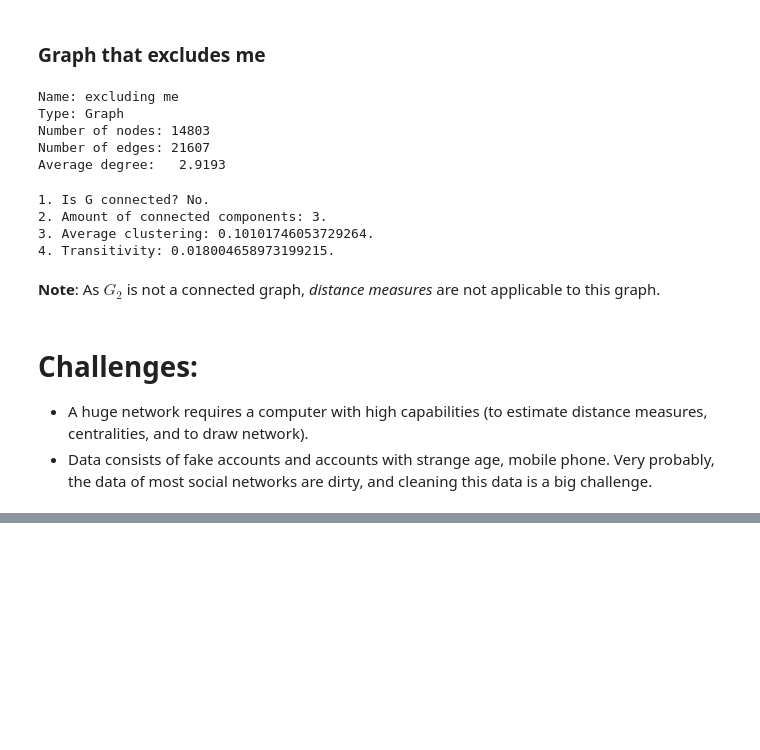
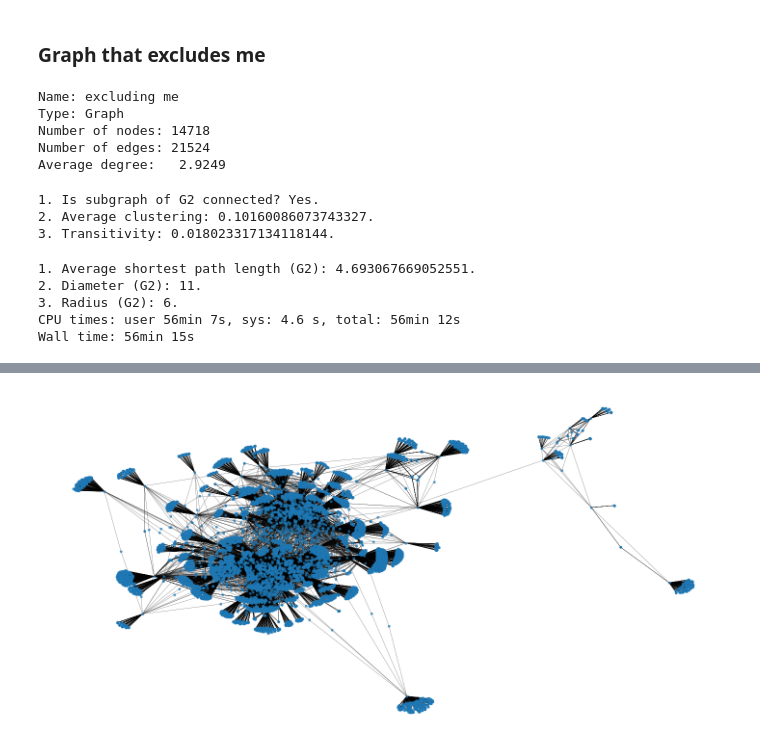
Before and after one commit to ashimovtemirlan/Data_Science, a Jupyter notebook: vk_api/social_graph.ipynb, the cells around one changed output, grey strips where cells are left out. Saved outputs shown, nothing was run; the diff lists cells and outputs as text; code cells hidden in the pictures; blank space fills up the shorter version.

```diff
--- a/vk_api/social_graph.ipynb
+++ b/vk_api/social_graph.ipynb
@@ -195,34 +191,45 @@ edges = df_friends[['source_id','id']].to_records(index=False)
 G2.add_edges_from(edges)
 
 # Removing my node from the graph
-## Reading json file
-json_file = json.load(open('params.json'))
-node = int(json_file['source_id'])
-## Removing node
-G2.remove_node(node)
+G2.remove_node(me)
+
+# Taking the "biggest" connected component as subgraph
+G2 = nx.Graph.subgraph(G2, nodes=sorted(nx.connected_components(G2), key=len, reverse=True)[0])
 
 # Basic info
 print(nx.info(G2))
 # %% [output]
 Name: excluding me
 Type: Graph
-Number of nodes: 14803
-Number of edges: 21607
-Average degree:   2.9193
+Number of nodes: 14718
+Number of edges: 21524
+Average degree:   2.9249
 # %%
 # Connectivity
-print(f'1. Is G connected? {answer[nx.is_connected(G2)]}.')
-print(f'2. Amount of connected components: {nx.number_connected_components(G2)}.')
-print(f'3. Average clustering: {nx.average_clustering(G2)}.')
-print(f'4. Transitivity: {nx.transitivity(G2)}.')
+print(f'1. Is subgraph of G2 connected? {answer[nx.is_connected(G2)]}.')
+print(f'2. Average clustering: {nx.average_clustering(G2)}.')
+print(f'3. Transitivity: {nx.transitivity(G2)}.')
 # %% [output]
-1. Is G connected? No.
-2. Amount of connected components: 3.
-3. Average clustering: 0.10101746053729264.
-4. Transitivity: 0.018004658973199215.
+1. Is subgraph of G2 connected? Yes.
+2. Average clustering: 0.10160086073743327.
+3. Transitivity: 0.018023317134118144.
-# %% [markdown]
-**Note**: As $G_2$ is not a connected graph, *distance measures* are not applicable to this graph.
-# %% [markdown]
-# Challenges:
-- A huge network requires a computer with high capabilities (to estimate distance measures, centralities, and to draw network).
-- Data consists of fake accounts and accounts with strange age, mobile phone. Very probably, the data of most social networks are dirty, and cleaning this data is a big challenge.
+# %%
+%%time
+# Distance measures
+print(f'1. Average shortest path length (G2): {nx.average_shortest_path_length(G2)}.')
+print(f'2. Diameter (G2): {nx.diameter(G2)}.')
+print(f'3. Radius (G2): {nx.radius(G2)}.')
+# %% [output]
+1. Average shortest path length (G2): 4.693067669052551.
+2. Diameter (G2): 11.
+3. Radius (G2): 6.
+CPU times: user 56min 7s, sys: 4.6 s, total: 56min 12s
+Wall time: 56min 15s
+# %%
+%%time
+## Drawing the graph
+plt.figure(figsize=(20,10))
+nx.draw_networkx(G2, node_size=20, alpha=0.7, with_labels=False, width=0.5)
+plt.axis('off')
+plt.tight_layout();
+# %% [output]
@@ -228,0 +238 @@ print(f'4. Transitivity: {nx.transitivity(G2)}.')
+[figure, added]
```
Also changed, not shown: parts of 13 cells of this notebook.
